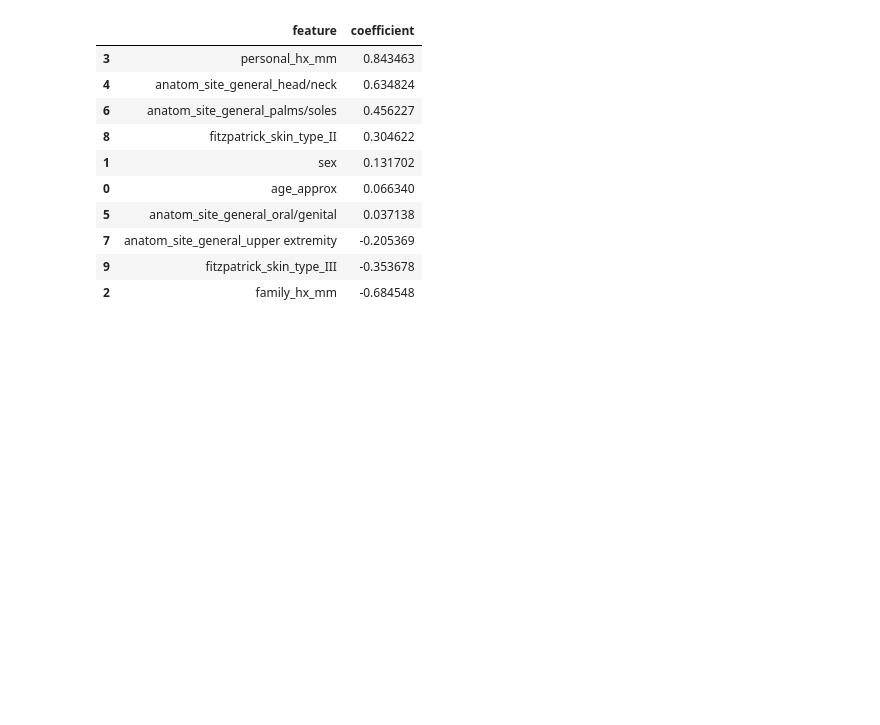
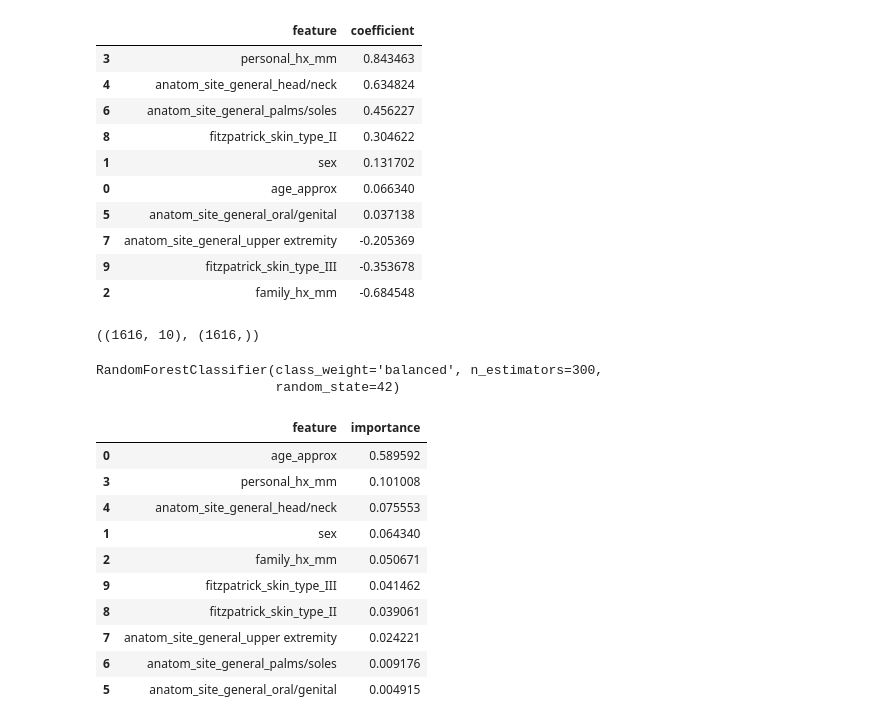
Before and after one commit to vishruthvayu/derma_LLM, a Jupyter notebook: DERMA_LLM2.ipynb, the cells around one changed output. Cells and saved outputs as stored; diff of their text form; code cells hidden in the pictures; blank space fills up the shorter version.

Commit message:
Feature Importance_with_missing columns

```diff
--- a/DERMA_LLM2.ipynb
+++ b/DERMA_LLM2.ipynb
@@ -382,3 +384,33 @@ coef_df
 | 7 | anatom_site_general_upper extremity | -0.205369 |
 | 9 | fitzpatrick_skin_type_III | -0.353678 |
 | 2 | family_hx_mm | -0.684548 |
+# %%
+X_final.shape, y_encoded.shape
+# %% [output]
+((1616, 10), (1616,))
+# %%
+from sklearn.ensemble import RandomForestClassifier
+model=RandomForestClassifier(n_estimators=300,random_state=42, class_weight='balanced')
+model.fit(X_train,y_train)
+# %% [output]
+RandomForestClassifier(class_weight='balanced', n_estimators=300,
+                       random_state=42)
+# %%
+model_importance = pd.DataFrame({
+    'feature': X_final.columns,
+    'importance': model.feature_importances_
+}).sort_values(by='importance', ascending=False)
+
+model_importance
+# %% [output]
+|  | feature | importance |
+| 0 | age_approx | 0.589592 |
+| 3 | personal_hx_mm | 0.101008 |
+| 4 | anatom_site_general_head/neck | 0.075553 |
+| 1 | sex | 0.064340 |
+| 2 | family_hx_mm | 0.050671 |
+| 9 | fitzpatrick_skin_type_III | 0.041462 |
+| 8 | fitzpatrick_skin_type_II | 0.039061 |
+| 7 | anatom_site_general_upper extremity | 0.024221 |
+| 6 | anatom_site_general_palms/soles | 0.009176 |
+| 5 | anatom_site_general_oral/genital | 0.004915 |
```
Also changed, not shown: parts of 33 cells of this notebook.
